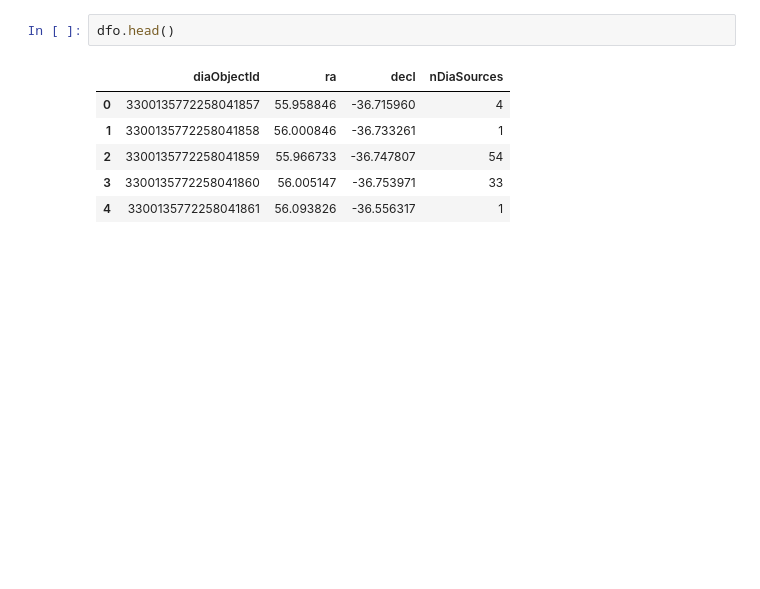
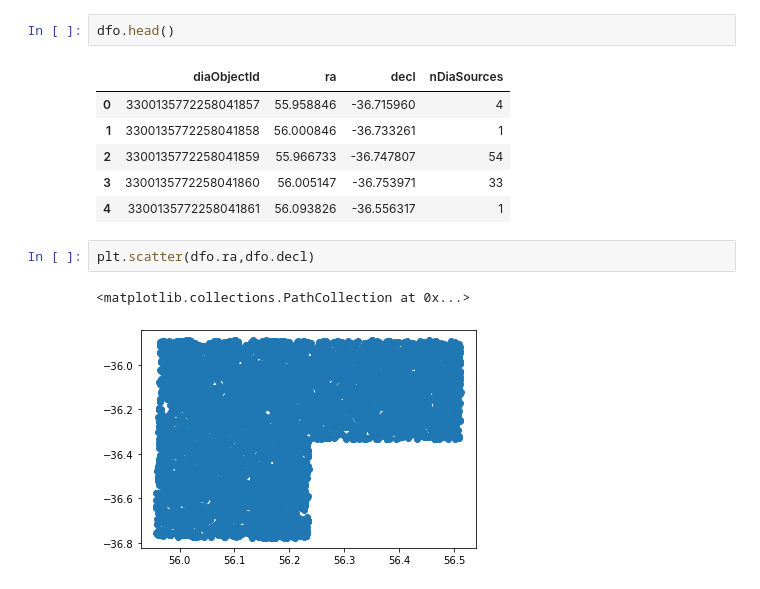
Before and after one commit to lsst-dm/ap_pipe-notebooks, a Jupyter notebook: notebooks/PREOPS-559_DC2_DIASource_Match.ipynb, the cells around one changed output. Drawn from its saved outputs; the diff is of its cells as text; blank space fills up the shorter version.

```diff
--- a/notebooks/PREOPS-559_DC2_DIASource_Match.ipynb
+++ b/notebooks/PREOPS-559_DC2_DIASource_Match.ipynb
@@ -318,3 +320,8 @@ dfo.head()
 | 2 | 3300135772258041859 | 55.966733 | -36.747807 | 54 |
 | 3 | 3300135772258041860 | 56.005147 | -36.753971 | 33 |
 | 4 | 3300135772258041861 | 56.093826 | -36.556317 | 1 |
+# %%
+plt.scatter(dfo.ra,dfo.decl)
+# %% [output]
+<matplotlib.collections.PathCollection at 0x...>
+[figure, added]
```
Also changed, not shown: parts of 1 cell of this notebook.
